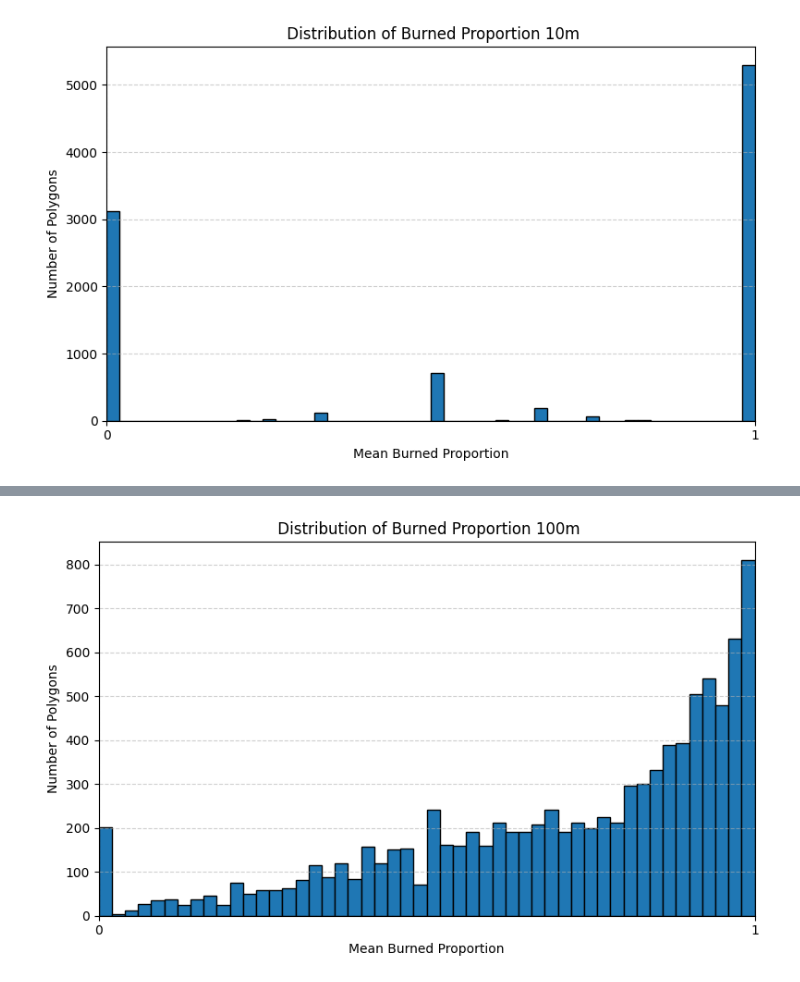
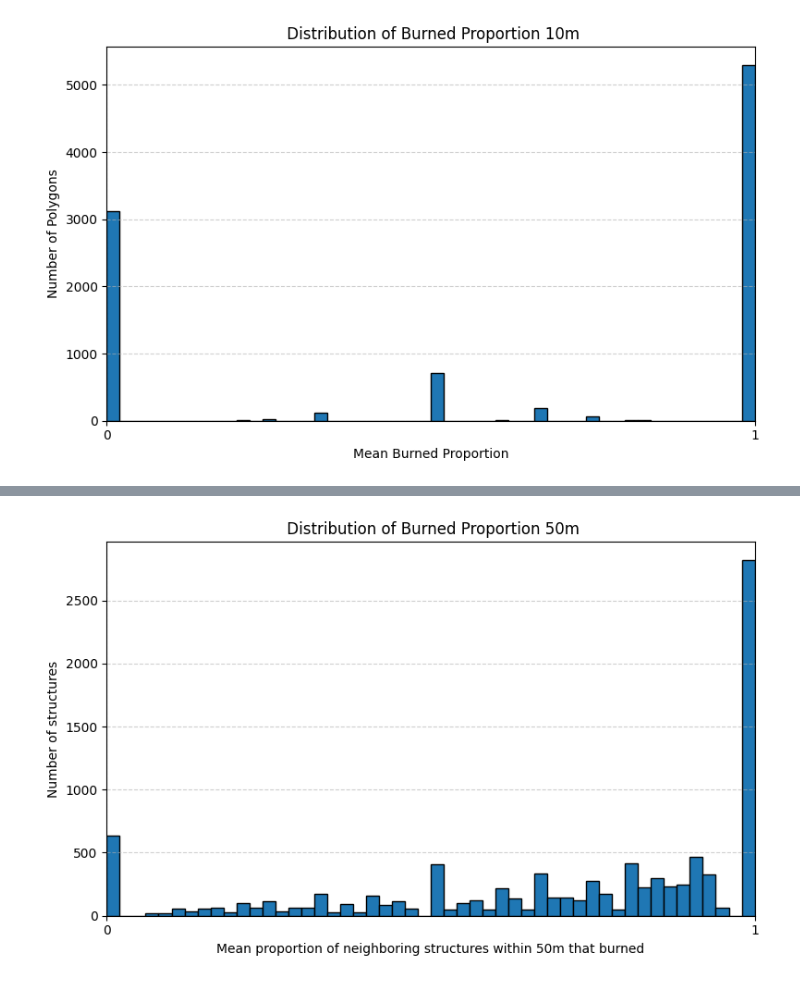
Before and after one commit to natedailey7/eaton-fire-structure-analysis, a Jupyter notebook: histograms.ipynb, the cells around one changed output, grey strips where cells are left out. Drawn from its saved outputs; the diff is of its cells as text; code cells hidden in the pictures.

```diff
--- a/histograms.ipynb
+++ b/histograms.ipynb
@@ -99,23 +66,23 @@ plt.show()
-# %%
-# Extract column and drop NaNs
-values = gdf["burned_proportion_100m"].dropna()
-
-# Define histogram range (e.g., from min to max rounded to nearest whole number)
-min_val = np.floor(values.min())
-max_val = np.ceil(values.max())
-
-# Create histogram
-plt.figure(figsize=(8, 5))
-plt.hist(values, bins=50, edgecolor='black')
-
-plt.xlabel("Mean Burned Proportion")
-plt.ylabel("Number of Polygons")
-plt.title(" Distribution of Burned Proportion 100m")
-
-plt.xlim(min_val, max_val)
-plt.xticks(np.arange(min_val, max_val + 1, 1))
-plt.grid(True, linestyle='--', alpha=0.6)
-plt.tight_layout()
-plt.show()
-# %% [output]
-[figure, removed]
+# %%
+# Extract column and drop NaNs
+values = gdf["burned_proportion_50m"].dropna()
+
+# Define histogram range (e.g., from min to max rounded to nearest whole number)
+min_val = np.floor(values.min())
+max_val = np.ceil(values.max())
+
+# Create histogram
+plt.figure(figsize=(8, 5))
+plt.hist(values, bins=50, edgecolor='black')
+
+plt.xlabel("Mean proportion of neighboring structures within 50m that burned")
+plt.ylabel("Number of structures")
+plt.title(" Distribution of Burned Proportion 50m")
+
+plt.xlim(min_val, max_val)
+plt.xticks(np.arange(min_val, max_val + 1, 1))
+plt.grid(True, linestyle='--', alpha=0.6)
+plt.tight_layout()
+plt.show()
+# %% [output]
+[figure, added]
```
Also changed, not shown: parts of 4 cells of this notebook, 7 other files.
